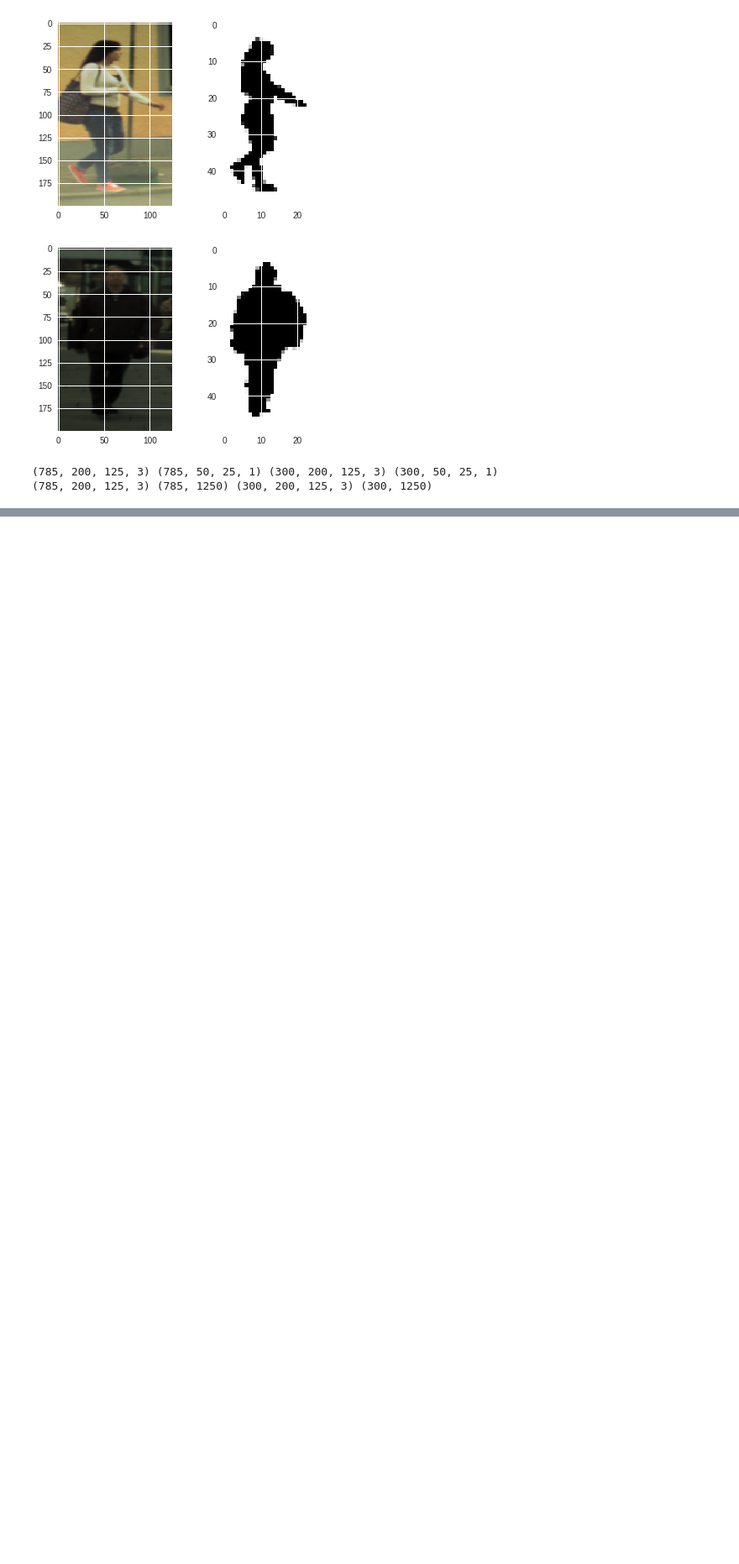
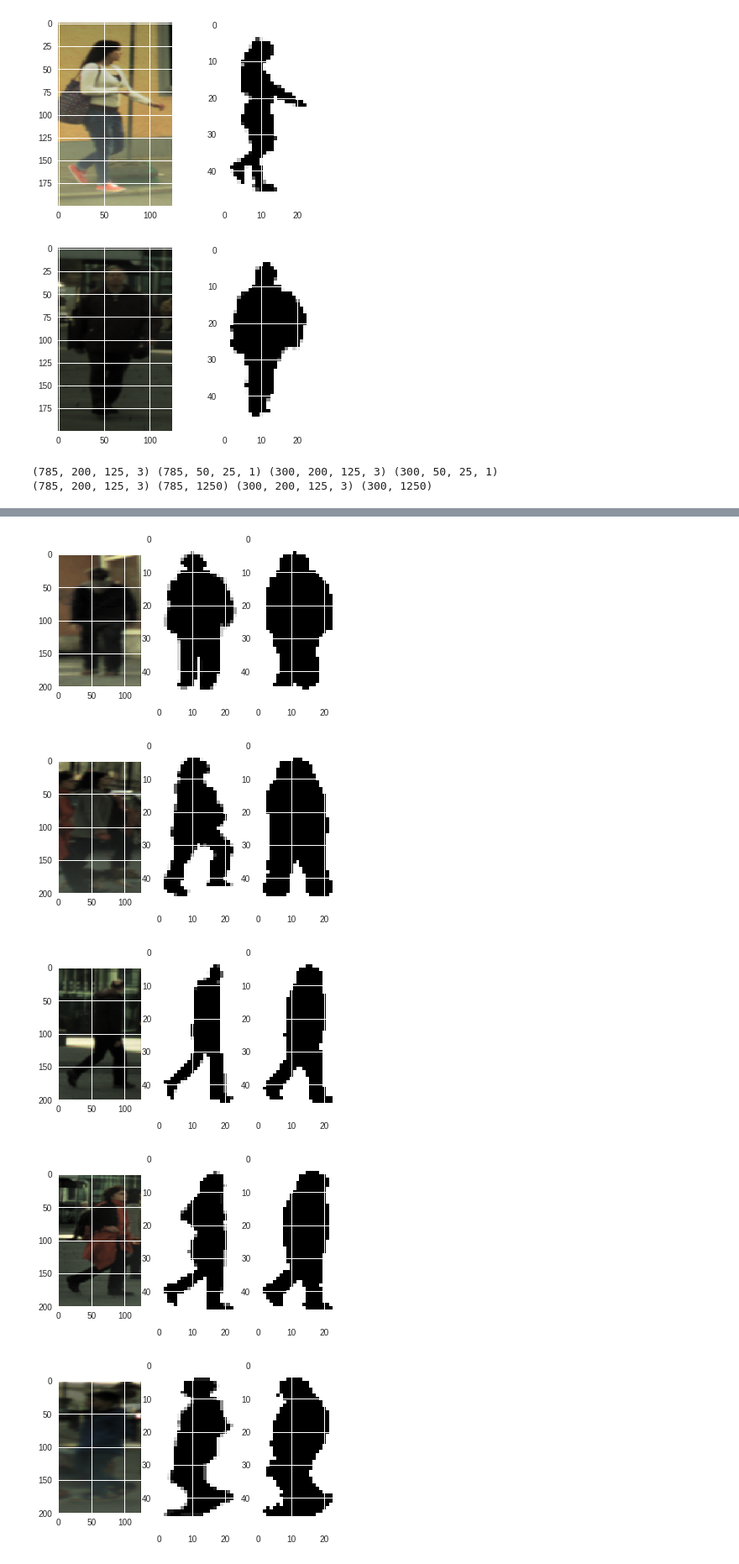
Before and after one commit to adelizer/pedestrians-detection, a Jupyter notebook: notebooks/object_detection.ipynb, the cells around one changed output, grey strips where cells are left out. Shown at 84% size. Drawn from its saved outputs; the diff is of its cells as text; code cells hidden in the pictures; blank space fills up the shorter version.

Commit message:
evaluate on validation data

```diff
--- a/notebooks/object_detection.ipynb
+++ b/notebooks/object_detection.ipynb
@@ -199,0 +205,44 @@ plt.imshow(y_hat[0,:,:,0])
+# %%
+x_valid_dir = 'data/validationData/left_images'
+y_valid_dir = 'data/validationData/left_groundTruth'
+
+img_height = 200
+img_width = 125
+h = int(img_height/4)
+w = int(img_width/5)
+n_channels = 3
+m = len(data[x_valid_dir])
+
+
+x_valid = np.empty((m, img_height, img_width, n_channels))
+y_valid = np.empty((m, h, w,1))
+y_valid_unrolled = np.empty((m, h*w))
+
+for i in range(m):
+    x_img_path = os.path.join(x_valid_dir, data[x_valid_dir][i])
+    x_img = plt.imread(x_img_path)
+    x_img = resize(x_img, (img_height, img_width))
+    x_valid[i,:,:,:] = x_img
+    y_img_path = os.path.join(y_valid_dir, data[y_valid_dir][i])
+    y_img = plt.imread(y_img_path)
+    y_img = resize(y_img, (h,w))
+    y_valid[i,:,:,0] = y_img
+    y_valid_unrolled[i] = y_img.reshape((y_img.shape[0]*y_img.shape[1]))
+# %%
+y_hat = model.predict(x_valid)
+y_hat = y_hat.reshape((y_hat.shape[0],h,w,1))
+# %%
+for i in range(m):
+    plt.figure()
+    plt.subplot(1,3,1)
+    plt.imshow(x_valid[i])
+    plt.subplot(1,3,2)
+    plt.imshow(y_valid[i,:,:,0])
+    plt.subplot(1,3,3)
+    plt.imshow(y_hat[i,:,:,0]>0.0005)
+# %% [output]
+[figure, added]
+[figure, added]
+[figure, added]
+[figure, added]
+[figure, added]
```
Also changed, not shown: parts of 5 cells of this notebook.
